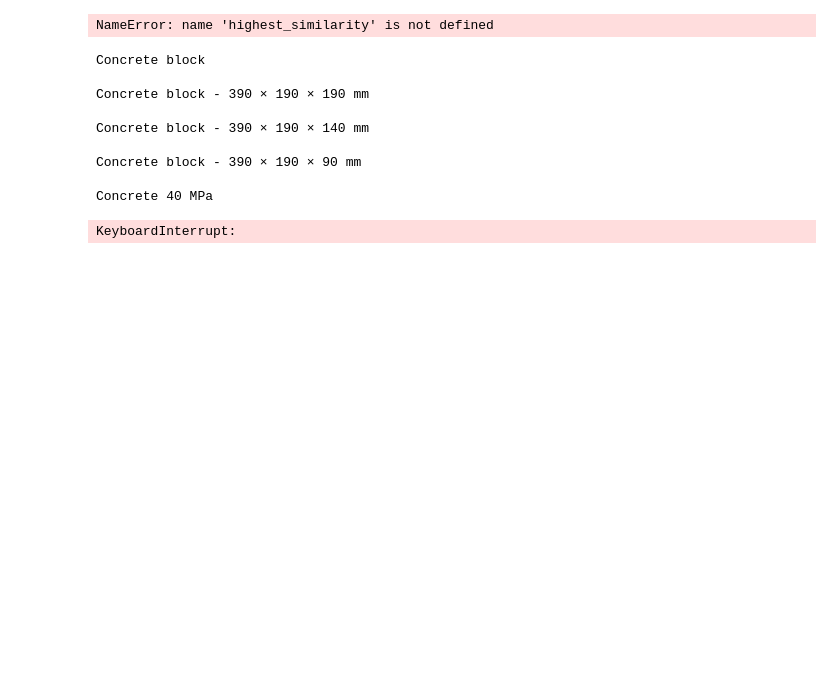
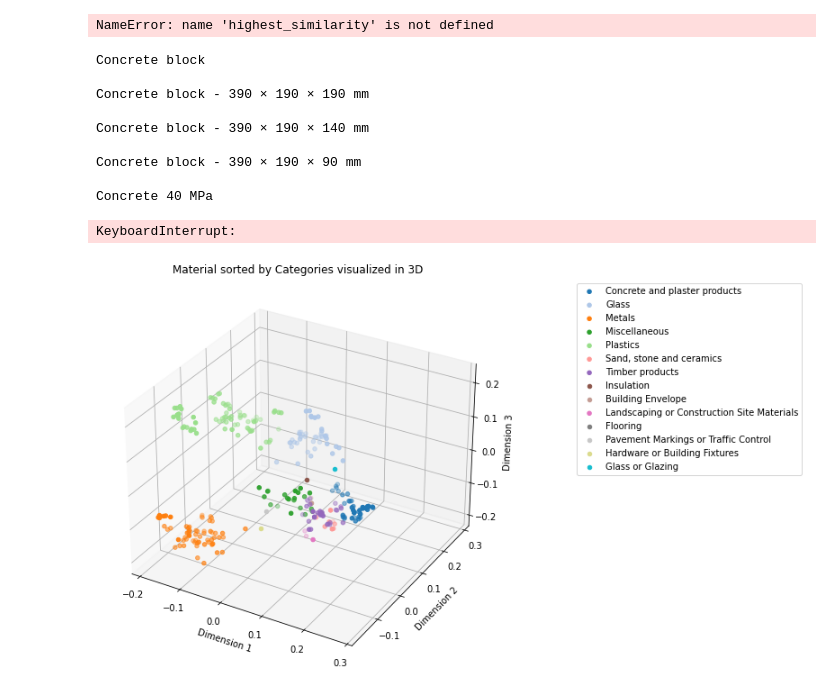
Before and after one commit to KarsonKKC/FADA3030, a Jupyter notebook: Semantic_search_EPiCdata.ipynb, the cells around one changed output. Cells and saved outputs as stored; diff of their text form; code cells hidden in the pictures; blank space fills up the shorter version.

```diff
--- a/Semantic_search_EPiCdata.ipynb
+++ b/Semantic_search_EPiCdata.ipynb
@@ -268,3 +268,51 @@ plt.legend(title='Categories', loc='upper right')
 
 plt.title("Material Categories visualized using t-SNE")
 plt.show()
+# %%
+import pandas as pd
+from openai.embeddings_utils import get_embeddings
+from sklearn.decomposition import PCA
+import matplotlib.pyplot as plt
+from mpl_toolkits.mplot3d import Axes3D
+import numpy as np
+
+# Load your material dataset
+csv_path = "epic_data_embeddings.csv"
+material_data = pd.read_csv(csv_path)
+
+# Query embeddings for your material data
+text_data = material_data["combined"].tolist()
+matrix = get_embeddings(text_data, engine="text-embedding-ada-002")
+
+# Reduce the embedding dimensionality
+pca = PCA(n_components=3)
+vis_dims = pca.fit_transform(matrix)
+material_data["embed_vis"] = vis_dims.tolist()
+
+# Increase the figure size for a larger graph
+fig = plt.figure(figsize=(12, 8))  # Adjust the figsize as needed
+ax = fig.add_subplot(111, projection='3d')
+
+cmap = plt.get_cmap("tab20")
+unique_categories = material_data["category"].unique()
+
+# Plot each category individually
+for i, category in enumerate(unique_categories):
+    sub_matrix = np.array(material_data[material_data["category"] == category]["embed_vis"].to_list())
+    x = sub_matrix[:, 0]
+    y = sub_matrix[:, 1]
+    z = sub_matrix[:, 2]
+    colors = [cmap(i / len(unique_categories))] * len(sub_matrix)
+    ax.scatter(x, y, z, c=colors, label=category)
+
+ax.set_xlabel('Dimension 1')
+ax.set_ylabel('Dimension 2')
+ax.set_zlabel('Dimension 3')
+
+# Move the legend outside the plot
+ax.legend(loc='upper left', bbox_to_anchor=(1.2, 1))
+
+plt.title("Material sorted by Categories visualized in 3D")
+plt.show()
+# %% [output]
+[figure, added]
```
Also changed, not shown: 3 other files.
